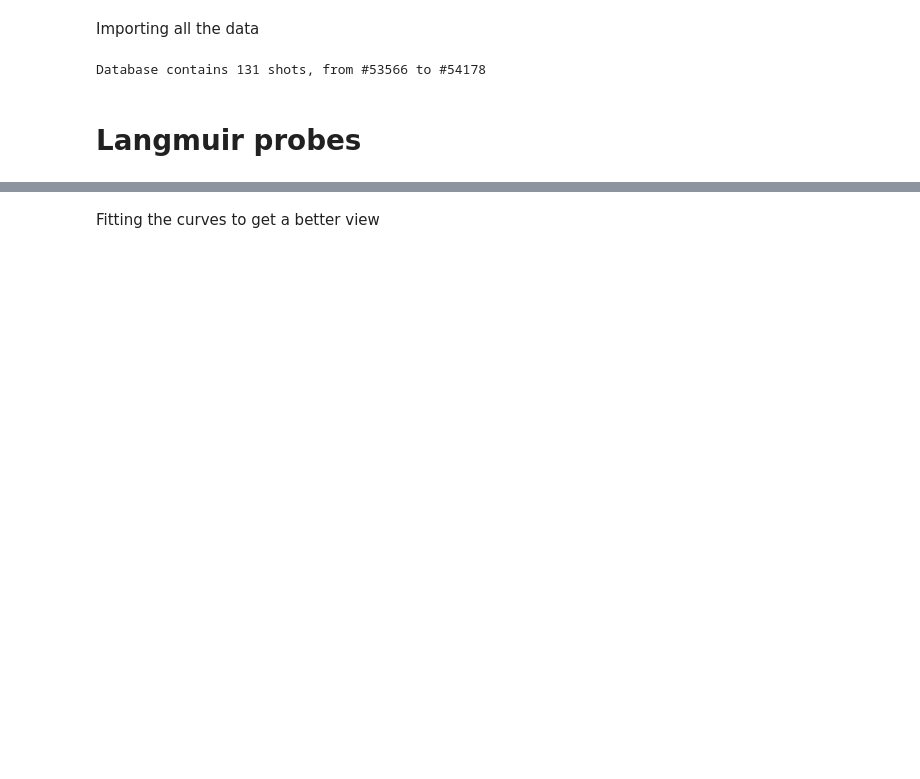
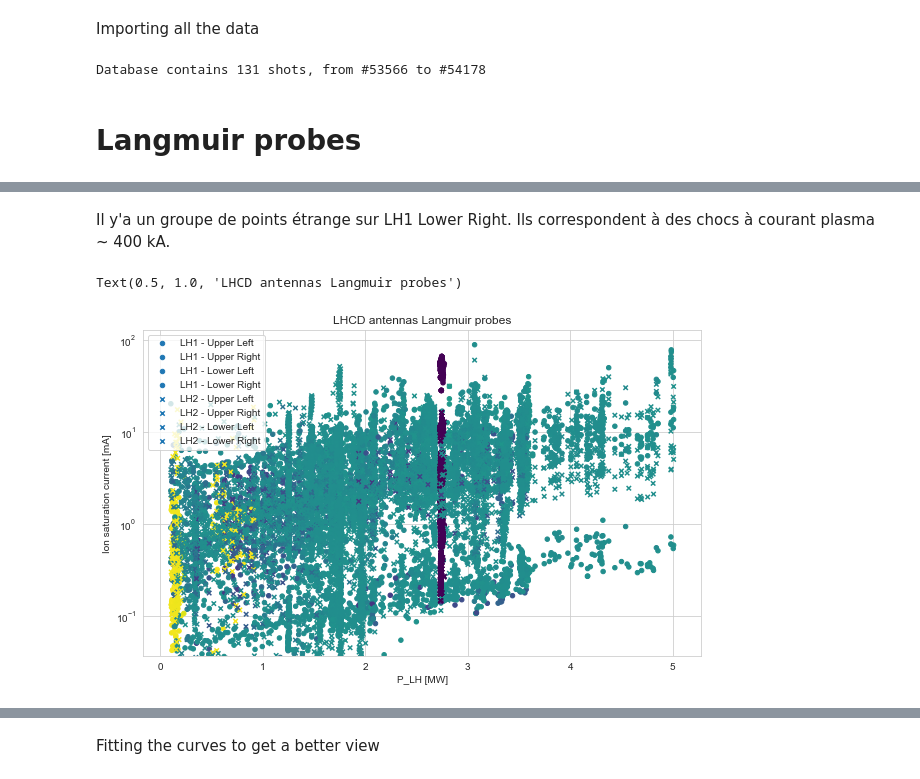
Before and after one commit to Hash--/ICRH, a Jupyter notebook: notebooks/WEST/C3b/WEST_C3b_coupling_analysis.ipynb, the cells around one changed output, grey strips where cells are left out. Drawn from its saved outputs; the diff is of its cells as text; code cells hidden in the pictures; blank space fills up the shorter version.

```diff
--- a/notebooks/WEST/C3b/WEST_C3b_coupling_analysis.ipynb
+++ b/notebooks/WEST/C3b/WEST_C3b_coupling_analysis.ipynb
@@ -71,0 +77,21 @@ fig.savefig('WEST_C3b_LangmuirLHCD_vs_P_LH.png', dpi=150)
+# %% [markdown]
+Il y'a un groupe de points étrange sur LH1 Lower Right. Ils correspondent à des chocs à courant plasma ~ 400 kA.
+# %%
+sns.set_style('whitegrid')
+fig, ax = plt.subplots()
+labels = ['LH1 - Upper Left', 'LH1 - Upper Right', 'LH1 - Lower Left', 'LH1 - Lower Right',
+          'LH2 - Upper Left', 'LH2 - Upper Right', 'LH2 - Lower Left', 'LH2 - Lower Right', ]
+markers = ['o', 'o', 'o', 'o',
+          'x', 'x', 'x', 'x']
+for idx in range(8):
+    data_Q2.query('P_LH_avg > 0.1').plot(ax=ax, x='P_LH_avg', y=f'Lang{idx+1}_avg', kind='scatter',
+                                         c='Ip_avg', colorbar=False, cmap='viridis',
+                                         #c=sns.color_palette()[idx] ,
+                                         label=labels[idx], marker=markers[idx])
+ax.set_yscale('log')
+ax.set_ylabel('Ion saturation current [mA]')
+ax.set_xlabel('P_LH [MW]')
+ax.set_title('LHCD antennas Langmuir probes')
+# %% [output]
+Text(0.5, 1.0, 'LHCD antennas Langmuir probes')
+[figure, added]
```
Also changed, not shown: parts of 33 cells of this notebook, 1 other file.
